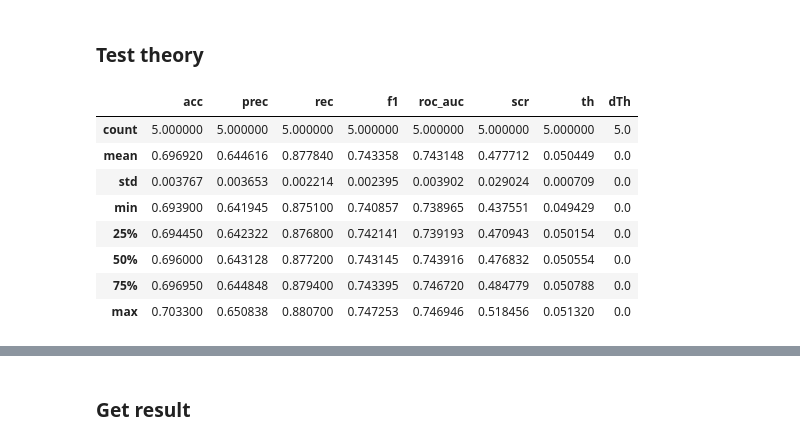
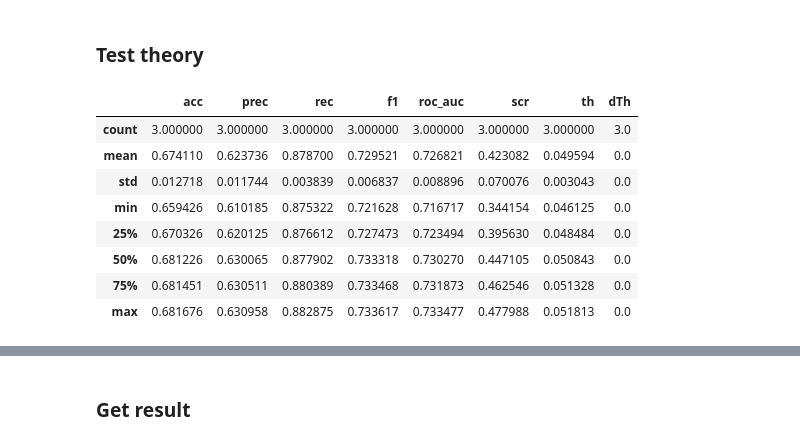
Before and after one commit to almaslov/idao2019, a Jupyter notebook: 05_scratches.ipynb, the cells around one changed output, grey strips where cells are left out. Saved outputs shown, nothing was run; the diff lists cells and outputs as text; code cells hidden in the pictures.

```diff
--- a/05_scratches.ipynb
+++ b/05_scratches.ipynb
@@ -146,7 +146,7 @@ def fit(train):
     transformer = DataTransformer().fit(train)
     train = transformer.transform(train)
 
-    estimator = xgb.XGBClassifier(n_estimators=100, n_jobs=3)
+    estimator = xgb.XGBClassifier(n_estimators=60, n_jobs=3)
     estimator.fit(train.values, target_train.label.values, sample_weight=target_train.weight.values, eval_metric=scoring.rejection90_sklearn)
     return transformer, estimator
 
@@ -336,15 +367,15 @@ display(df_scores.describe())
 ### Test theory
 # %%
 %%time
-df_scores = cross_validate(train, n_splits=5, n_rows=100000)
+df_scores = cross_validate(train, n_splits=3, n_rows=100000)
 display(df_scores.describe())
 # %% [output]
 |  | acc | prec | rec | f1 | roc_auc | scr | th | dTh |
-| count | 5.000000 | 5.000000 | 5.000000 | 5.000000 | 5.000000 | 5.000000 | 5.000000 | 5.0 |
-| mean | 0.696920 | 0.644616 | 0.877840 | 0.743358 | 0.743148 | 0.477712 | 0.050449 | 0.0 |
-| std | 0.003767 | 0.003653 | 0.002214 | 0.002395 | 0.003902 | 0.029024 | 0.000709 | 0.0 |
-| min | 0.693900 | 0.641945 | 0.875100 | 0.740857 | 0.738965 | 0.437551 | 0.049429 | 0.0 |
-| 25% | 0.694450 | 0.642322 | 0.876800 | 0.742141 | 0.739193 | 0.470943 | 0.050154 | 0.0 |
-| 50% | 0.696000 | 0.643128 | 0.877200 | 0.743145 | 0.743916 | 0.476832 | 0.050554 | 0.0 |
-| 75% | 0.696950 | 0.644848 | 0.879400 | 0.743395 | 0.746720 | 0.484779 | 0.050788 | 0.0 |
-| max | 0.703300 | 0.650838 | 0.880700 | 0.747253 | 0.746946 | 0.518456 | 0.051320 | 0.0 |
+| count | 3.000000 | 3.000000 | 3.000000 | 3.000000 | 3.000000 | 3.000000 | 3.000000 | 3.0 |
+| mean | 0.674110 | 0.623736 | 0.878700 | 0.729521 | 0.726821 | 0.423082 | 0.049594 | 0.0 |
+| std | 0.012718 | 0.011744 | 0.003839 | 0.006837 | 0.008896 | 0.070076 | 0.003043 | 0.0 |
+| min | 0.659426 | 0.610185 | 0.875322 | 0.721628 | 0.716717 | 0.344154 | 0.046125 | 0.0 |
+| 25% | 0.670326 | 0.620125 | 0.876612 | 0.727473 | 0.723494 | 0.395630 | 0.048484 | 0.0 |
+| 50% | 0.681226 | 0.630065 | 0.877902 | 0.733318 | 0.730270 | 0.447105 | 0.050843 | 0.0 |
+| 75% | 0.681451 | 0.630511 | 0.880389 | 0.733468 | 0.731873 | 0.462546 | 0.051328 | 0.0 |
+| max | 0.681676 | 0.630958 | 0.882875 | 0.733617 | 0.733477 | 0.477988 | 0.051813 | 0.0 |
```
Also changed, not shown: parts of 12 cells of this notebook, 1 other file.
